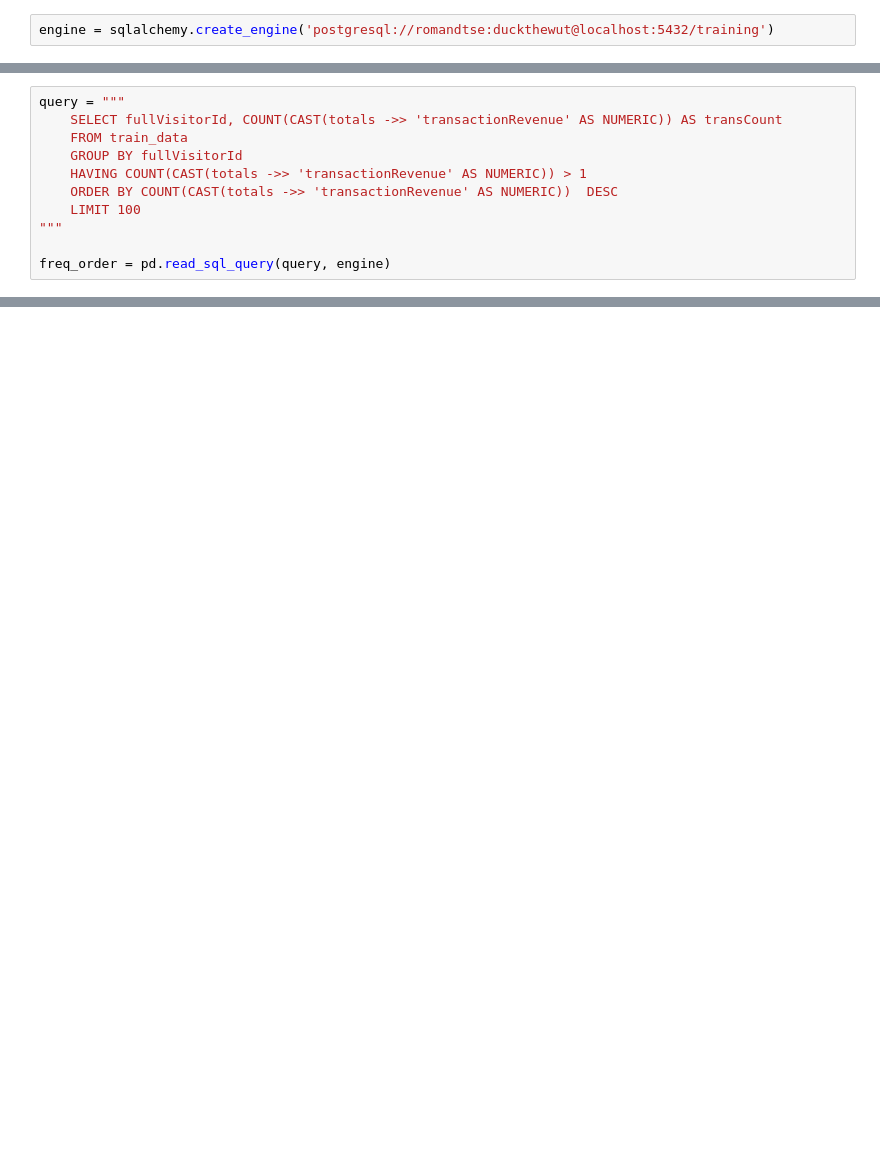
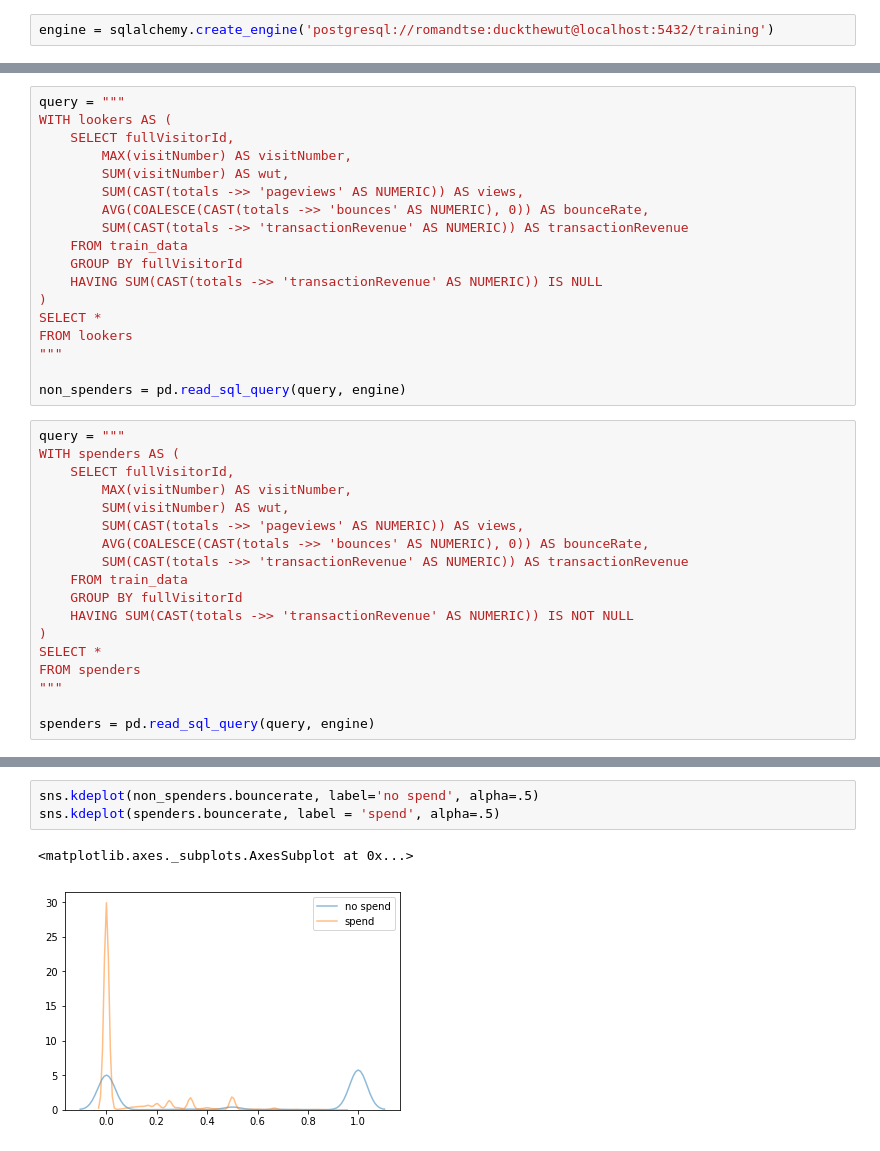
Before and after one commit to romandtse07/google_analytics_kaggle, a Jupyter notebook: EDA.ipynb, the cells around one changed output, grey strips where cells are left out. Saved outputs shown, nothing was run; the diff lists cells and outputs as text; blank space fills up the shorter version.

```diff
--- a/EDA.ipynb
+++ b/EDA.ipynb
@@ -56,11 +83,36 @@ freq_spender = pd.read_sql_query(query, engine)
 # %%
 query = """
-    SELECT fullVisitorId, COUNT(CAST(totals ->> 'transactionRevenue' AS NUMERIC)) AS transCount
+WITH lookers AS (
+    SELECT fullVisitorId,
+        MAX(visitNumber) AS visitNumber,
+        SUM(visitNumber) AS wut,
+        SUM(CAST(totals ->> 'pageviews' AS NUMERIC)) AS views,
+        AVG(COALESCE(CAST(totals ->> 'bounces' AS NUMERIC), 0)) AS bounceRate,
+        SUM(CAST(totals ->> 'transactionRevenue' AS NUMERIC)) AS transactionRevenue
     FROM train_data
     GROUP BY fullVisitorId
-    HAVING COUNT(CAST(totals ->> 'transactionRevenue' AS NUMERIC)) > 1
-    ORDER BY COUNT(CAST(totals ->> 'transactionRevenue' AS NUMERIC))  DESC
-    LIMIT 100
+    HAVING SUM(CAST(totals ->> 'transactionRevenue' AS NUMERIC)) IS NULL
+)
+SELECT *
+FROM lookers
 """
 
-freq_order = pd.read_sql_query(query, engine)
+non_spenders = pd.read_sql_query(query, engine)
+# %%
+query = """
+WITH spenders AS (
+    SELECT fullVisitorId,
+        MAX(visitNumber) AS visitNumber,
+        SUM(visitNumber) AS wut,
+        SUM(CAST(totals ->> 'pageviews' AS NUMERIC)) AS views,
+        AVG(COALESCE(CAST(totals ->> 'bounces' AS NUMERIC), 0)) AS bounceRate,
+        SUM(CAST(totals ->> 'transactionRevenue' AS NUMERIC)) AS transactionRevenue
+    FROM train_data
+    GROUP BY fullVisitorId
+    HAVING SUM(CAST(totals ->> 'transactionRevenue' AS NUMERIC)) IS NOT NULL
+)
+SELECT *
+FROM spenders
+"""
+
+spenders = pd.read_sql_query(query, engine)
@@ -66,0 +133,6 @@ freq_order = pd.read_sql_query(query, engine)
+# %%
+sns.kdeplot(non_spenders.bouncerate, label='no spend', alpha=.5)
+sns.kdeplot(spenders.bouncerate, label = 'spend', alpha=.5)
+# %% [output]
+<matplotlib.axes._subplots.AxesSubplot at 0x...>
+[figure, added]
```
Also changed, not shown: parts of 35 cells of this notebook, 3 other files.
